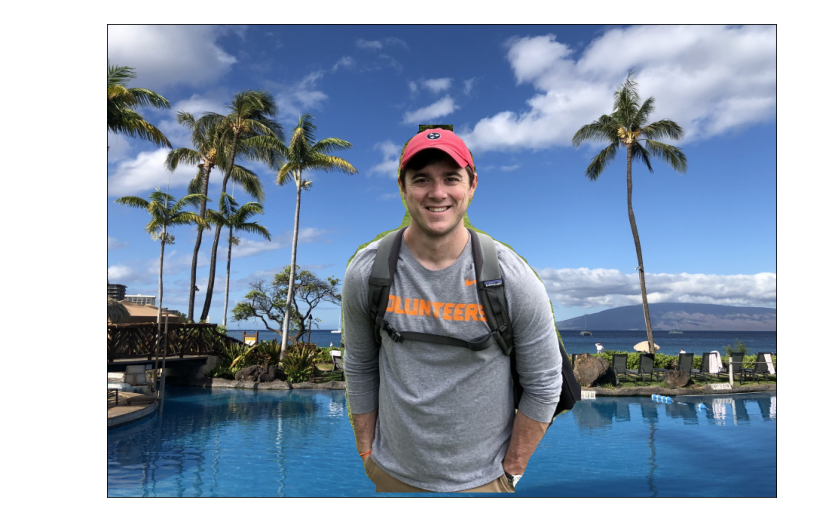
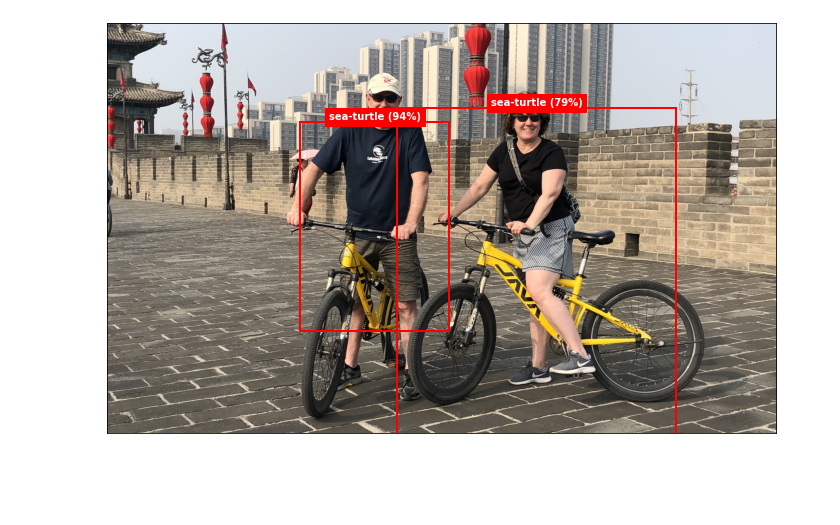
Before and after one commit to jeffprosise/Applied-Machine-Learning, a Jupyter notebook: Chapter 12/Test.ipynb, the cells around one changed output. Drawn from its saved outputs; the diff is of its cells as text; code cells hidden in the pictures; blank space fills up the shorter version.

```diff
--- a/Chapter 12/Test.ipynb
+++ b/Chapter 12/Test.ipynb
@@ -1,8 +0,0 @@
-# %%
-%matplotlib inline
-import matplotlib.pyplot as plt
-from PIL import Image
-
-image = Image.open('Data/adam.jpg')
-fig, ax = plt.subplots(figsize=(12, 8), subplot_kw={'xticks': [], 'yticks': []})
-ax.imshow(image)
@@ -20,7 +0,0 @@ result = session.run(None, { input_name: image_data })
-# %%
-boxes = result[0]  # Bounding boxes
-labels = result[1] # Class labels
-scores = result[2] # Confidence scores
-masks = result[3]  # Segmentation masks
-
-annotate_image(image, boxes, labels, scores, masks)
@@ -29,7 +0,0 @@ annotate_image(image, boxes, labels, scores, masks)
-# %%
-fg_image = Image.open('Data/adam.jpg')
-bg_image = Image.open('Data/maui.jpg')
-
-change_background(session, fg_image, bg_image)
-# %% [output]
-[figure, removed]
@@ -35,0 +50,20 @@ change_background(session, fg_image, bg_image)
+# %%
+# Load the serialized model graph
+graph_def = tf.compat.v1.GraphDef()
+with tf.io.gfile.GFile('model.pb', 'rb') as f:
+    graph_def.ParseFromString(f.read())
+
+# Load the labels
+with open('labels.txt', 'r') as f:
+    labels = [l.strip() for l in f.readlines()]
+
+# Create the model
+model = SeaTurtleDetector(graph_def, labels)
+# %%
+%matplotlib inline
+
+image = Image.open('Data/xian.jpg')
+predictions = model.predict_image(image)
+annotate_image(image, predictions)
+# %% [output]
+[figure, added]
```
Also changed, not shown: parts of 4 cells of this notebook, 2 other files.
